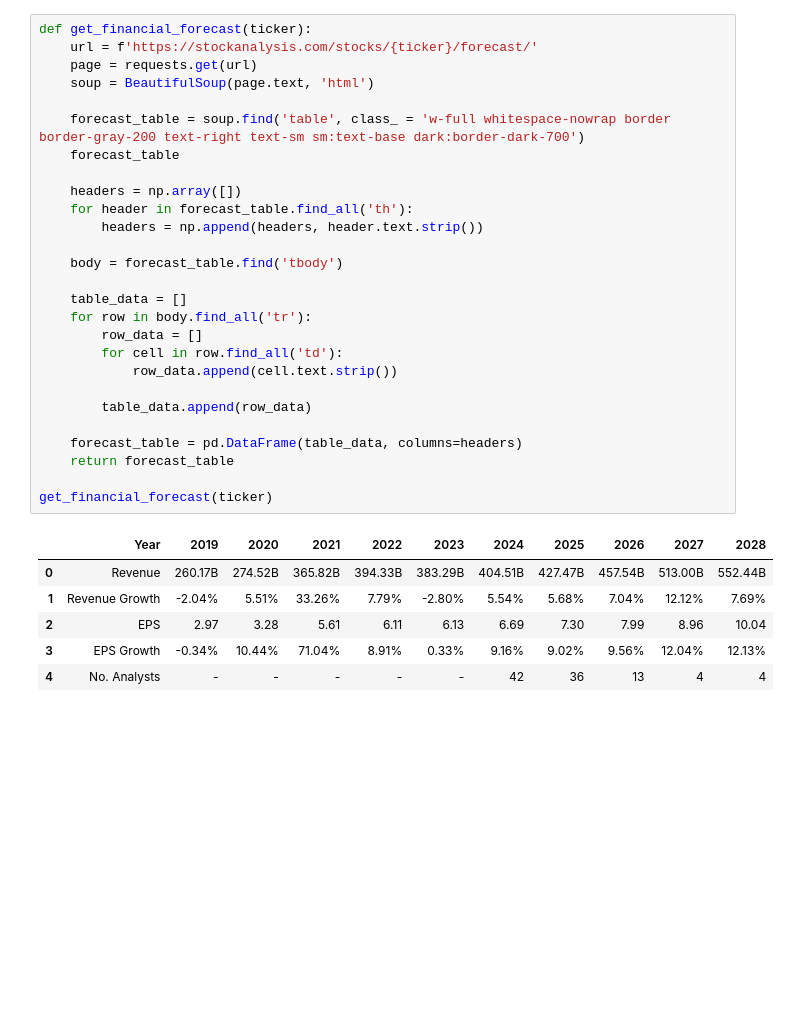
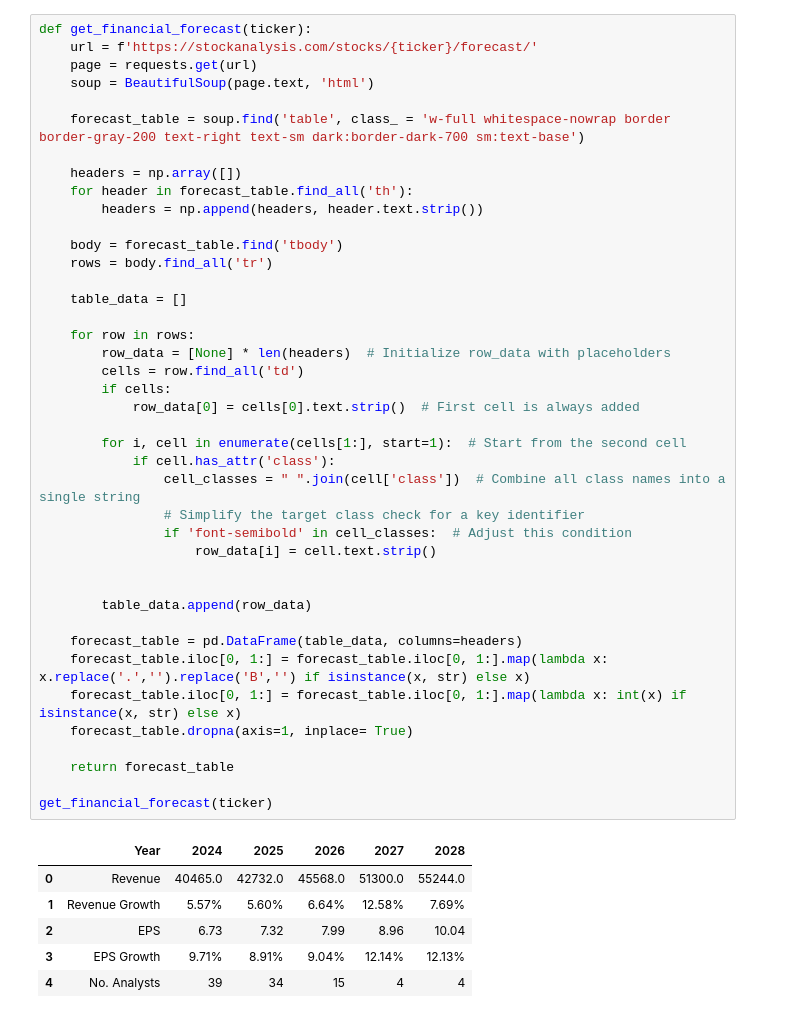
Before and after one commit to PhD1202/DCF-Automation, a Jupyter notebook: DCF Project.ipynb, the cells around one changed output. Drawn from its saved outputs; the diff is of its cells as text; blank space fills up the shorter version.

```diff
--- a/DCF Project.ipynb
+++ b/DCF Project.ipynb
@@ -174,34 +182,48 @@ get_FCFtoNI_ratio(ticker)
 # %%
 def get_financial_forecast(ticker):
     url = f'https://stockanalysis.com/stocks/{ticker}/forecast/'
     page = requests.get(url)
     soup = BeautifulSoup(page.text, 'html')
 
-    forecast_table = soup.find('table', class_ = 'w-full whitespace-nowrap border border-gray-200 text-right text-sm sm:text-base dark:border-dark-700')
-    forecast_table
+    forecast_table = soup.find('table', class_ = 'w-full whitespace-nowrap border border-gray-200 text-right text-sm dark:border-dark-700 sm:text-base')
 
     headers = np.array([])
     for header in forecast_table.find_all('th'):
         headers = np.append(headers, header.text.strip())
 
     body = forecast_table.find('tbody')
+    rows = body.find_all('tr')
 
     table_data = []
-    for row in body.find_all('tr'):
-        row_data = []
-        for cell in row.find_all('td'):
-            row_data.append(cell.text.strip())
+
+    for row in rows:
+        row_data = [None] * len(headers)  # Initialize row_data with placeholders
+        cells = row.find_all('td')
+        if cells:
+            row_data[0] = cells[0].text.strip()  # First cell is always added
+
+        for i, cell in enumerate(cells[1:], start=1):  # Start from the second cell
+            if cell.has_attr('class'):
+                cell_classes = " ".join(cell['class'])  # Combine all class names into a single string
+                # Simplify the target class check for a key identifier
+                if 'font-semibold' in cell_classes:  # Adjust this condition
+                    row_data[i] = cell.text.strip()
+
 
         table_data.append(row_data)
 
     forecast_table = pd.DataFrame(table_data, columns=headers)
+    forecast_table.iloc[0, 1:] = forecast_table.iloc[0, 1:].map(lambda x: x.replace('.','').replace('B','') if isinstance(x, str) else x)
+    forecast_table.iloc[0, 1:] = forecast_table.iloc[0, 1:].map(lambda x: int(x) if isinstance(x, str) else x)
+    forecast_table.dropna(axis=1, inplace= True)
+
     return forecast_table
 
 get_financial_forecast(ticker)
 # %% [output]
-|  | Year | 2019 | 2020 | 2021 | 2022 | 2023 | 2024 | 2025 | 2026 | 2027 | 2028 |
-| 0 | Revenue | 260.17B | 274.52B | 365.82B | 394.33B | 383.29B | 404.51B | 427.47B | 457.54B | 513.00B | 552.44B |
-| 1 | Revenue Growth | -2.04% | 5.51% | 33.26% | 7.79% | -2.80% | 5.54% | 5.68% | 7.04% | 12.12% | 7.69% |
-| 2 | EPS | 2.97 | 3.28 | 5.61 | 6.11 | 6.13 | 6.69 | 7.30 | 7.99 | 8.96 | 10.04 |
-| 3 | EPS Growth | -0.34% | 10.44% | 71.04% | 8.91% | 0.33% | 9.16% | 9.02% | 9.56% | 12.04% | 12.13% |
-| 4 | No. Analysts | - | - | - | - | - | 42 | 36 | 13 | 4 | 4 |
+|  | Year | 2024 | 2025 | 2026 | 2027 | 2028 |
+| 0 | Revenue | 40465.0 | 42732.0 | 45568.0 | 51300.0 | 55244.0 |
+| 1 | Revenue Growth | 5.57% | 5.60% | 6.64% | 12.58% | 7.69% |
+| 2 | EPS | 6.73 | 7.32 | 7.99 | 8.96 | 10.04 |
+| 3 | EPS Growth | 9.71% | 8.91% | 9.04% | 12.14% | 12.13% |
+| 4 | No. Analysts | 39 | 34 | 15 | 4 | 4 |
```
Also changed, not shown: parts of 6 cells of this notebook.
